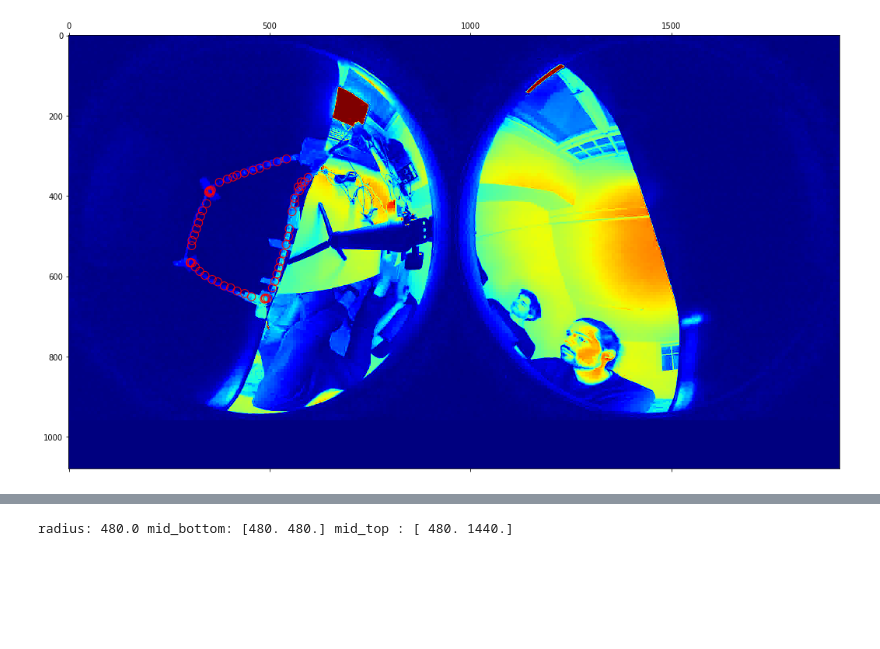
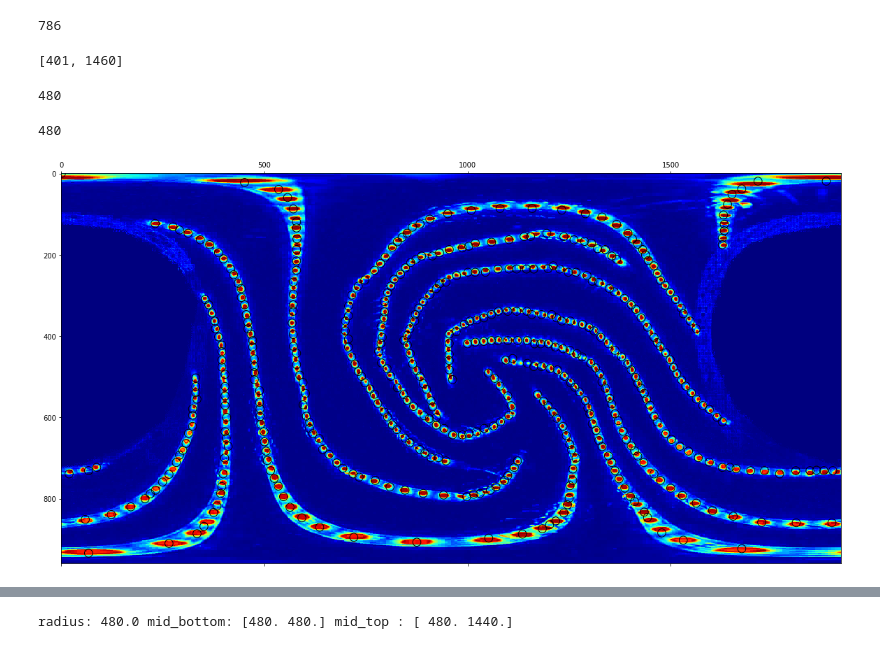
Before and after one commit to nuru-nu/moyo, a Jupyter notebook: notebooks/pixel_mapping.ipynb, the cells around one changed output, grey strips where cells are left out. Drawn from its saved outputs; the diff is of its cells as text; code cells hidden in the pictures; blank space fills up the shorter version.

```diff
--- a/notebooks/pixel_mapping.ipynb
+++ b/notebooks/pixel_mapping.ipynb
@@ -13,0 +17,3 @@ print(sys.path)
+# %%
+path0 = sorted(glob.glob(data_path + rec_name + "/img*.jpg"))[0] # Make sure ref image is first
+len(sorted(glob.glob(data_path + rec_name + "/img*.jpg")))
@@ -65,0 +83,9 @@ Pixel Nr: 59 . Co: [354 596]
+# %%
+all_cos += pixel_cos
+len(all_cos)
+# %% [output]
+786
+# %%
+list(all_cos[0])
+# %% [output]
+[401, 1460]
@@ -66,11 +95,46 @@ Pixel Nr: 59 . Co: [354 596]
+# %%
+import json
+with open('/home/gabriel/git/rizhom/data/rec_2_img_cos.json') as json_file:
+    all_cos = json.load(json_file)
+all_cos = [np.array(co) for co in all_cos]
+# %%
+8*60
+# %% [output]
+480
+# %%
+co_p = np.array([0,0])
+red_cos = []
+allcos_idxs = []
+for idx, co in enumerate(all_cos[2:]):
+    if idx in [100, 45, 551, 362, 212, 369, 372, 375, 378, 380, 600, 97, 95, 276, 195, 204, 201]:
+        continue
+
+    if co[1] > 1640 and co[0] > 100 and co[0] < 300: # Mask 1
+        continue
+
+    if co[1] > 200 and co[1] < 300 and co[0] > 170 and co[0] < 220: # Mask 2
+        continue
+
+    d = np.linalg.norm(co - co_p)
+
+
+    if d > 14.4:
+        red_cos.append(co)
+        co_p = co
+        allcos_idxs.append(idx)
+
+
+len(red_cos)
+# %% [output]
+480
 # %%
-x_off = (200, 800)
-y_off = (200, 700)
 plt.figure(figsize=(20,10))
-plt.matshow(im0, cmap='jet', fignum=1)
+plt.matshow(max_diffs, cmap='jet', fignum=1)
 
 ax = plt.gca()
-for co in pixel_cos:
-    ax.add_artist(plt.Circle(co[::-1], 10, color='r', fill=False))
+for idx, co in enumerate(red_cos):
+
+    ax.add_artist(plt.Circle(co[::-1], 10, fill=False))
+    # ax.add_artist(plt.text(co[::-1][0], co[::-1][1], str(allcos_idxs[idx]), fontsize=12))
 # %% [output]
-[figure, old version]
+[figure, new version]
```
Also changed, not shown: parts of 15 cells of this notebook, 2 other files.
